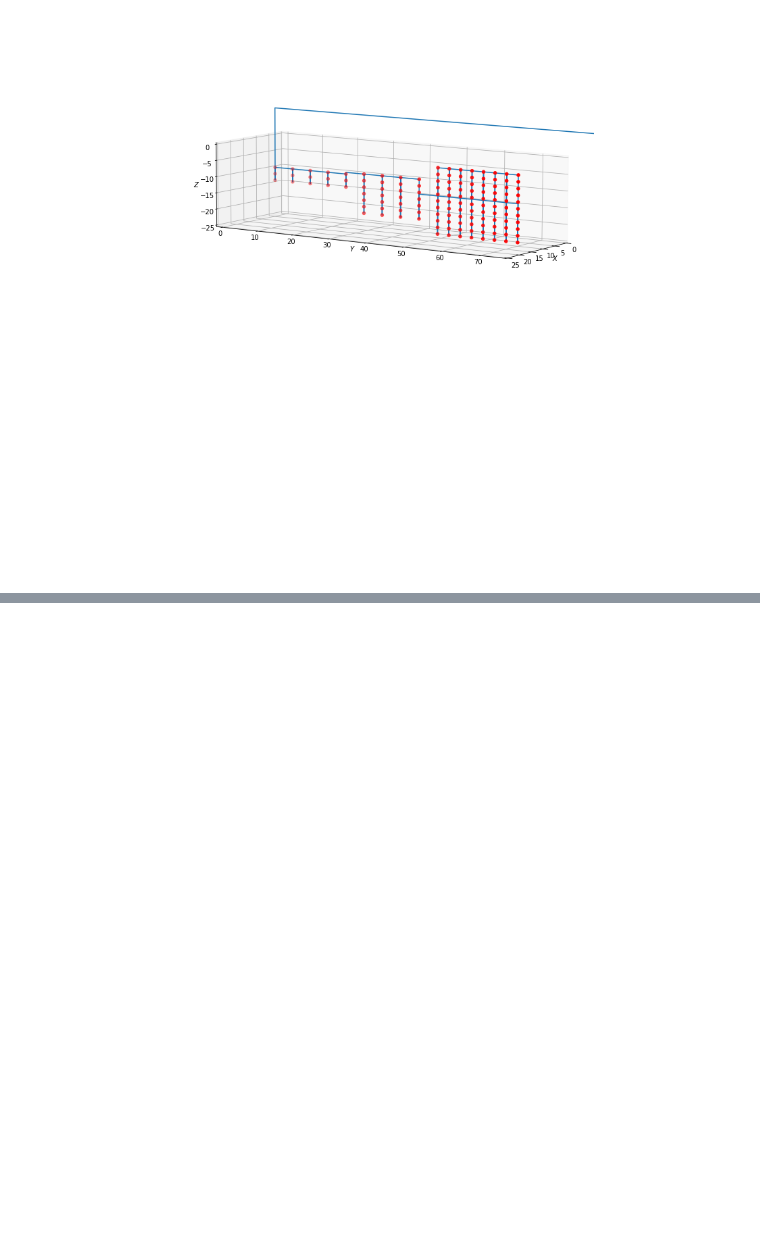
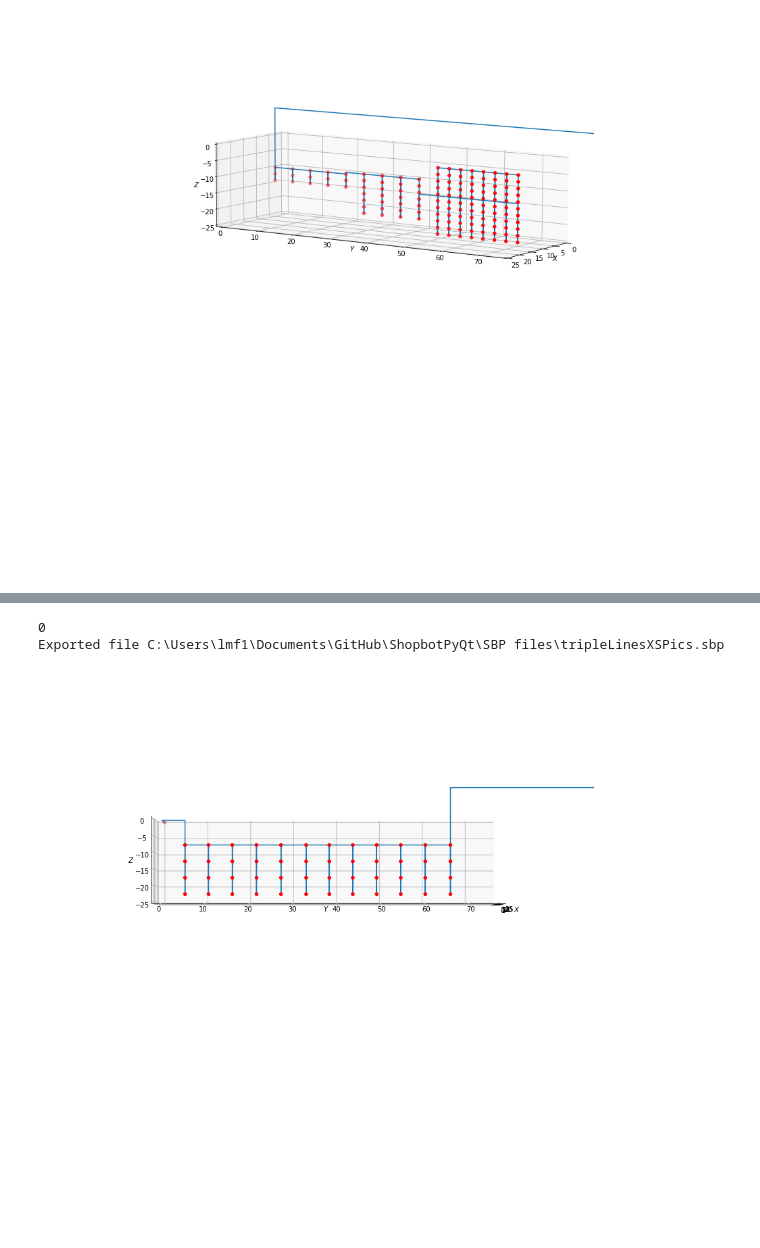
Before and after one commit to usnistgov/ShopbotPyQt, a Jupyter notebook: SBP files/sbpcreator.ipynb, the cells around one changed output, grey strips where cells are left out. Drawn from its saved outputs; the diff is of its cells as text; code cells hidden in the pictures; blank space fills up the shorter version.

Commit message:
new shopbot files

```diff
--- a/SBP files/sbpcreator.ipynb
+++ b/SBP files/sbpcreator.ipynb
@@ -504,0 +544,30 @@ Exported file C:/Users/lmf1/Documents/GitHub/ShopbotPyQt/SBP files\singleLinesPi
+# %%
+total = copy.deepcopy(dv)
+total.addVar('nid', 0.603)
+total = total + sc.startingPoint(0,0,0)
+total.turnOn(3)
+
+ylast = 0
+
+pic = sc.pics(channel=2, wait=2, lastPt=total)
+pic.mx('&slideW/2')
+# head-on, in plane
+for shortdir in ['+y', '+z']:
+    for i,spacing in enumerate([0.5, 0.625, 0.75, 0.875, 1, 1.25]):
+        pic.my(f'&margin+{ylast}+&nid*{spacing}')
+        for z0frac in [0.9, 0.7, 0.5, 0.3]:
+            pic.mz(f'-{z0frac}*&slideW')
+            pic.snap()
+        ylast = pic.cp[1]
+
+total = total+pic
+
+total.turnOff(3)
+total.withdraw()
+total.plot(ele=0, azi=0)
+total.export(os.path.join(SBPFOLDER, 'tripleLinesXSPics.sbp'), [])
+# print(total.convertFile('spacing'))
+# %% [output]
+0
+Exported file C:\Users\lmf1\Documents\GitHub\ShopbotPyQt\SBP files\tripleLinesXSPics.sbp
+[figure, added]
```
Also changed, not shown: parts of 24 cells of this notebook, 55 other files.
